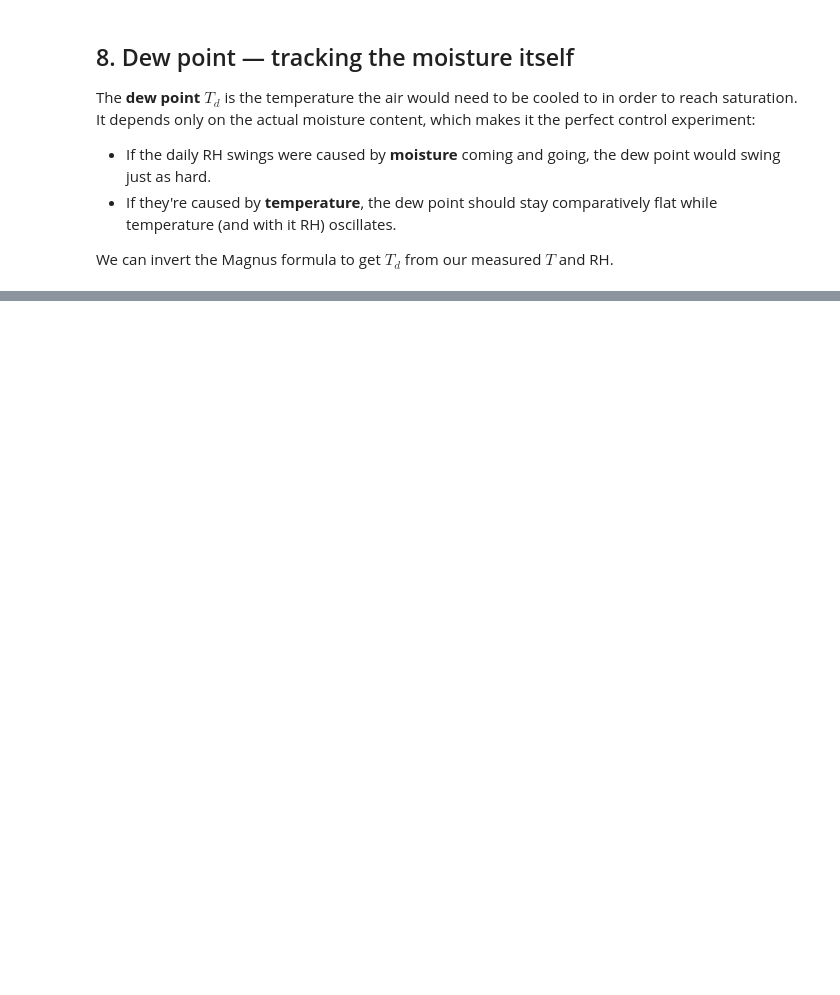
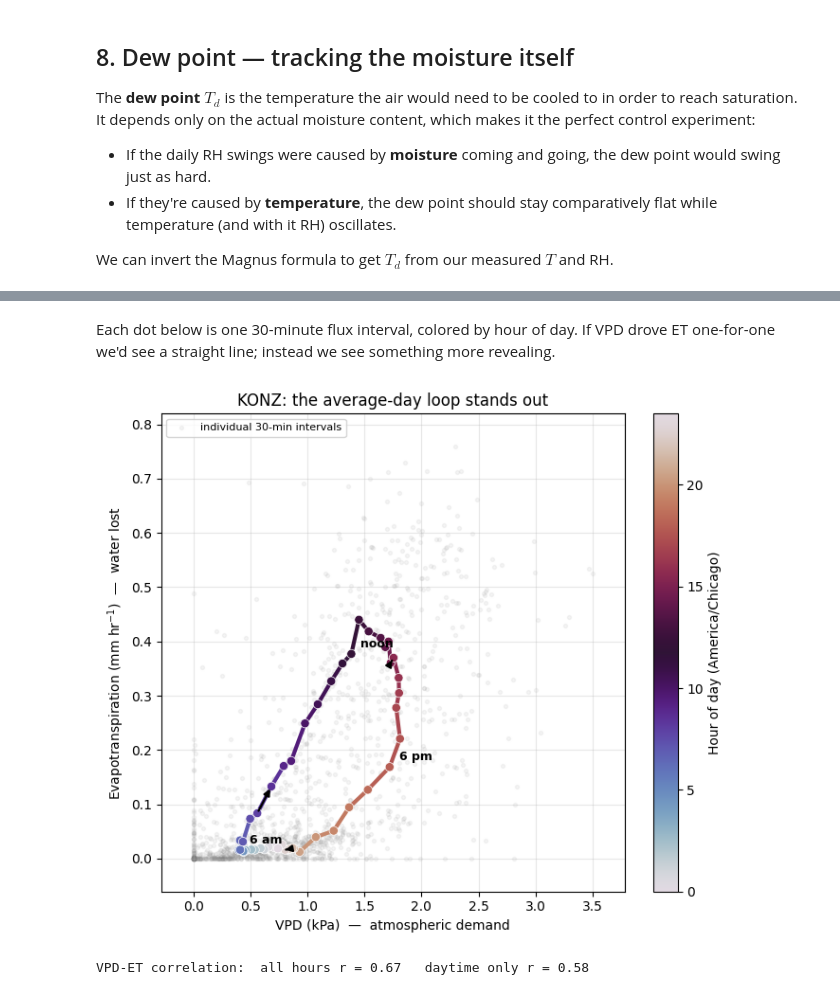
Before and after one commit to national-data-platform/sage-client-example, a Jupyter notebook: sage_humidity_temperature.ipynb, the cells around one changed output, grey strips where cells are left out. Drawn from its saved outputs; the diff is of its cells as text; code cells hidden in the pictures; blank space fills up the shorter version.

```diff
--- a/sage_humidity_temperature.ipynb
+++ b/sage_humidity_temperature.ipynb
@@ -314,0 +479,14 @@ The gap between the two curves (the *dew point depression*) is itself a dryness
+# %%
+# Latent heat flux (W m^-2) -> evapotranspiration (mm hr^-1)
+LAMBDA_V, RHO_W = 2.45e6, 1000.0        # J/kg (latent heat of vaporization), kg/m^3
+neon["et_mm_hr"] = neon["LE_wm2"] / (LAMBDA_V * RHO_W) * 1000 * 3600
+neon["et_mm_hr"] = neon["et_mm_hr"].clip(lower=0)   # ignore nighttime condensation (LE < 0)
+
+# Co-located VPD from the NEON tower's own T and RH (reuse the section-7 Magnus helper)
+if {"temp_C_neon", "rh_pct_neon"}.issubset(neon.columns):
+    es_hpa = sat_vapor_pressure(neon["temp_C_neon"] * 9 / 5 + 32)   # °C -> °F -> es(hPa)
+    neon["vpd_kpa_neon"] = (es_hpa * (1 - neon["rh_pct_neon"] / 100) / 10).clip(lower=0)
+
+neon = neon.dropna(subset=["vpd_kpa_neon", "et_mm_hr"])
+neon["hour"] = neon.index.hour
+neon[["LE_wm2", "et_mm_hr", "vpd_kpa_neon"]].describe().round(2)
@@ -314,0 +503,47 @@ The gap between the two curves (the *dew point depression*) is itself a dryness
+# %% [markdown]
+Each dot below is one 30-minute flux interval, colored by hour of day. If VPD drove ET one-for-one we'd see a straight line; instead we see something more revealing.
+# %%
+# Collapse the month to one point per half-hour of the day (the "average day")
+tod  = neon.index.hour + neon.index.minute / 60
+comp = neon.groupby(tod)[["vpd_kpa_neon", "et_mm_hr"]].mean()
+pts  = comp[["vpd_kpa_neon", "et_mm_hr"]].to_numpy()
+pts  = np.vstack([pts, pts[0]])                       # close the loop back to hour 0
+hrs  = np.append(comp.index.to_numpy(), comp.index.to_numpy()[0])
+
+fig, ax = plt.subplots(figsize=(7, 6))
+ax.scatter(neon["vpd_kpa_neon"], neon["et_mm_hr"], s=8, alpha=0.08,
+           color="0.5", label="individual 30-min intervals")
+
+# average-day path, colored by time of day
+segs = np.stack([pts[:-1], pts[1:]], axis=1)
+lc = LineCollection(segs, cmap="twilight", array=hrs[:-1], linewidths=3, zorder=2)
+ax.add_collection(lc)
+ax.scatter(comp["vpd_kpa_neon"], comp["et_mm_hr"], c=comp.index, cmap="twilight",
+           s=45, zorder=3, edgecolors="white", linewidths=0.5)
+fig.colorbar(lc, ax=ax, label=f"Hour of day ({neon.index.tz})")
+
+_near = lambda h: int(np.argmin(np.abs(comp.index.to_numpy() - h)))   # nearest half-hour
+for h in (8, 15, 22):                                 # direction arrows around the loop
+    i = min(_near(h), len(comp) - 2)
+    ax.annotate("", xy=pts[i + 1], xytext=pts[i],
+                arrowprops=dict(arrowstyle="-|>", color="black", lw=1.6))
+for h, txt in [(6, "6 am"), (12, "noon"), (18, "6 pm")]:   # label key hours
+    row = comp.iloc[_near(h)]
+    ax.annotate(txt, (row["vpd_kpa_neon"], row["et_mm_hr"]),
+                textcoords="offset points", xytext=(7, 5), fontsize=9, fontweight="bold")
+
+ax.set_xlabel("VPD (kPa)  —  atmospheric demand")
+ax.set_ylabel("Evapotranspiration (mm hr$^{-1}$)  —  water lost")
+ax.set_title(f"{NEON_SITE}: the average-day loop stands out")
+ax.margins(0.08)
+ax.legend(loc="upper left", fontsize=8)
+plt.tight_layout()
+plt.show()
+
+r_all = neon["vpd_kpa_neon"].corr(neon["et_mm_hr"])
+day = neon[neon["et_mm_hr"] > 0.02]
+print(f"VPD-ET correlation:  all hours r = {r_all:.2f}   "
+      f"daytime only r = {day['vpd_kpa_neon'].corr(day['et_mm_hr']):.2f}")
+# %% [output]
+[figure, added]
+VPD-ET correlation:  all hours r = 0.67   daytime only r = 0.58
```
Also changed, not shown: parts of 31 cells of this notebook, 2 other files.
